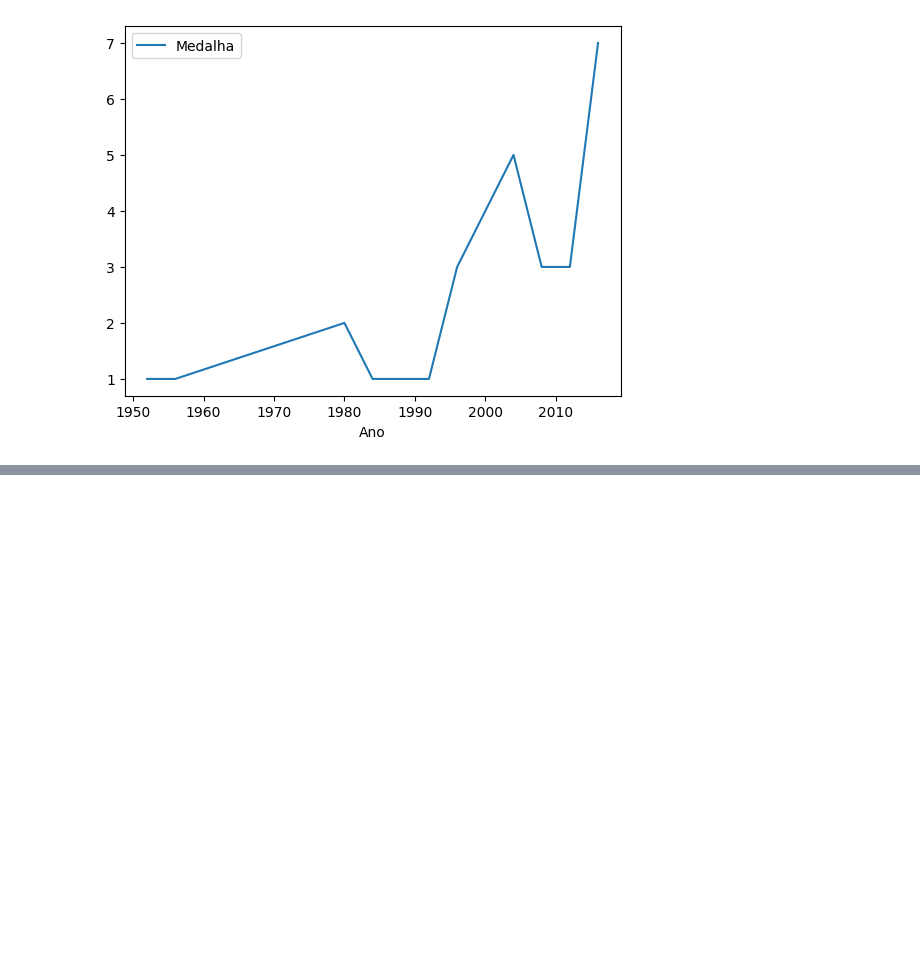
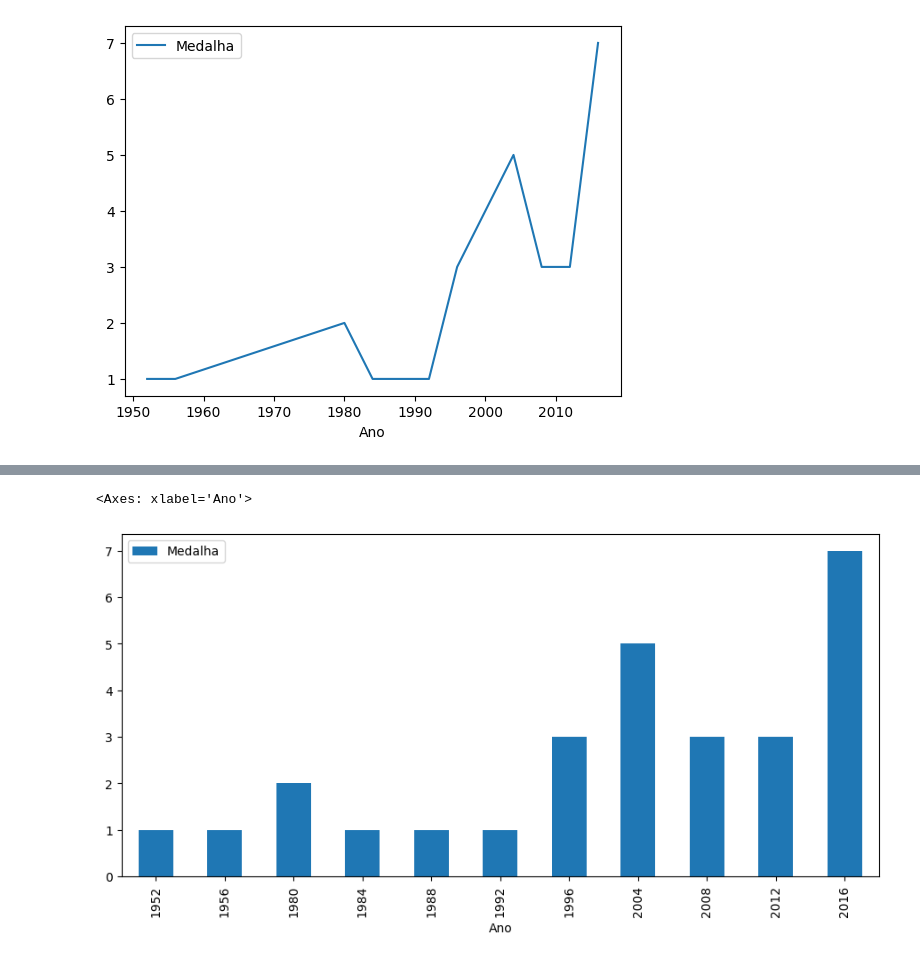
Before and after one commit to rafaelkashira23/Do-ETL-ao-Machine-Learning---120-anos-de-Olimpiadas---Impacta-Tecnologia, a Jupyter notebook: 120_ANOS_OLIMPIADAS.ipynb, the cells around one changed output, grey strips where cells are left out. Saved outputs shown, nothing was run; the diff lists cells and outputs as text; code cells hidden in the pictures; blank space fills up the shorter version.

```diff
--- a/120_ANOS_OLIMPIADAS.ipynb
+++ b/120_ANOS_OLIMPIADAS.ipynb
@@ -271,0 +282,6 @@ resumo.plot()
+# %%
+#tamanho do grafico - figsize=(horizontal, vertical)
+resumo.plot(kind='bar', figsize=(11, 5))
+# %% [output]
+<Axes: xlabel='Ano'>
+[figure, added]
```
Also changed, not shown: parts of 6 cells of this notebook.
